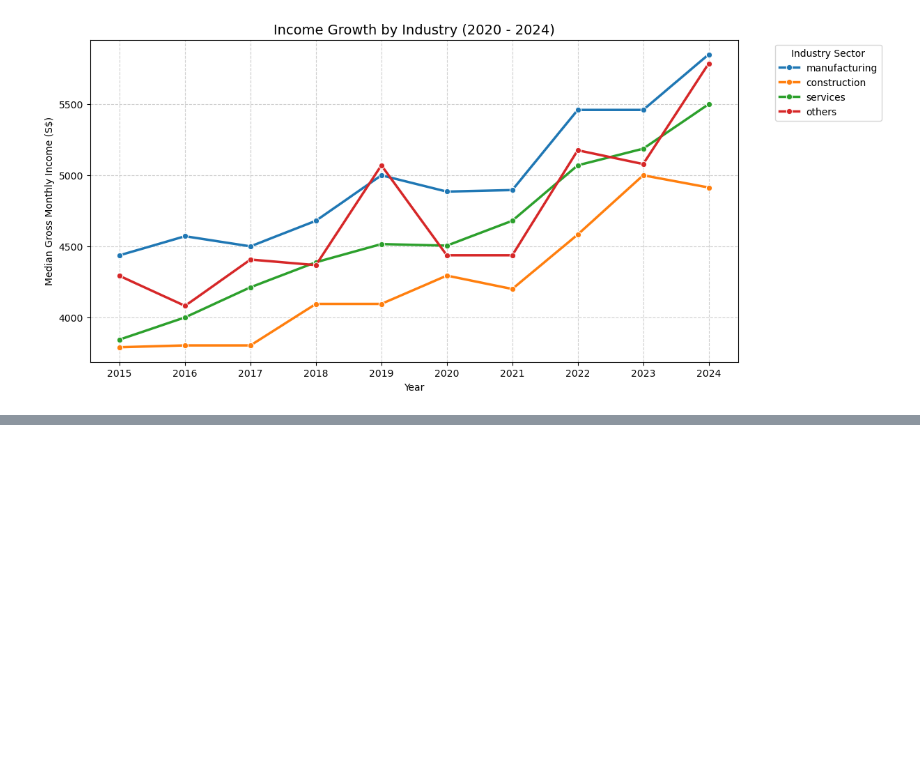
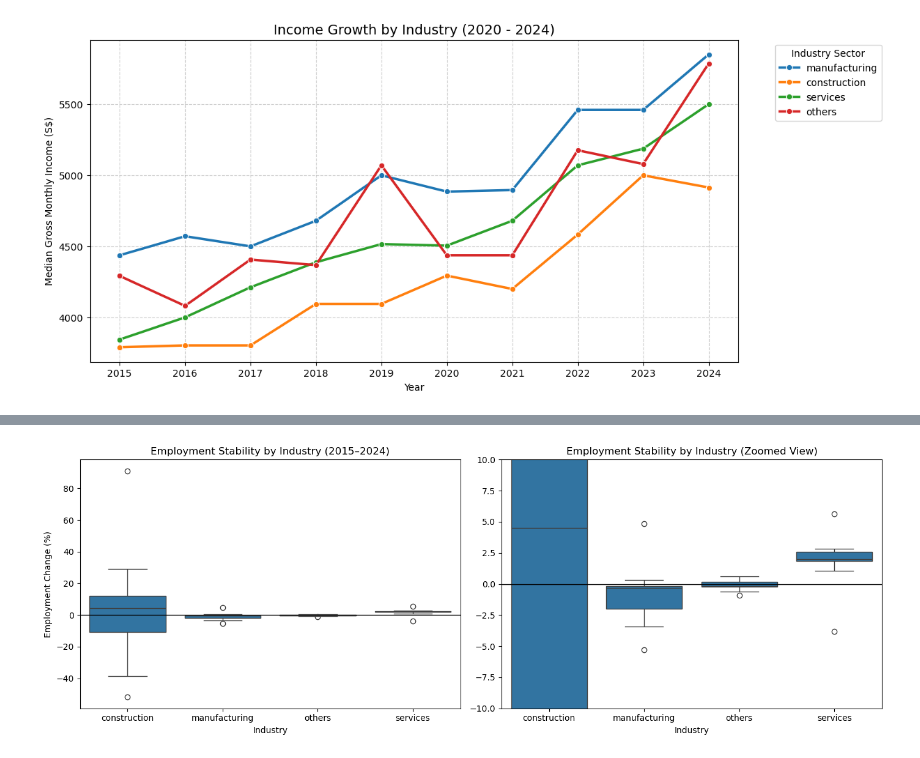
Before and after one commit to noodlebatteries124/pdas_ca2, a Jupyter notebook: p2518846-DAAAFT1B08-Kayden.ipynb, the cells around one changed output, grey strips where cells are left out. Drawn from its saved outputs; the diff is of its cells as text; code cells hidden in the pictures; blank space fills up the shorter version.

```diff
--- a/p2518846-DAAAFT1B08-Kayden.ipynb
+++ b/p2518846-DAAAFT1B08-Kayden.ipynb
@@ -272,0 +433,34 @@ plt.show()
+# %%
+fig, axes = plt.subplots(1, 2, figsize=(14, 5), sharey=False)
+
+# --- LEFT: Full range (overall volatility) ---
+sns.boxplot(
+    data=year_industry_change,
+    x="industry",
+    y="employment_change",
+    ax=axes[0]
+)
+
+axes[0].axhline(0, color="black", linewidth=1)
+axes[0].set_title("Employment Stability by Industry (2015–2024)")
+axes[0].set_xlabel("Industry")
+axes[0].set_ylabel("Employment Change (%)")
+
+# --- RIGHT: Zoomed-in view ---
+sns.boxplot(
+    data=year_industry_change,
+    x="industry",
+    y="employment_change",
+    ax=axes[1]
+)
+
+axes[1].axhline(0, color="black", linewidth=1)
+axes[1].set_ylim(-10, 10)
+axes[1].set_title("Employment Stability by Industry (Zoomed View)")
+axes[1].set_xlabel("Industry")
+axes[1].set_ylabel("")  # cleaner look
+
+plt.tight_layout()
+plt.show()
+# %% [output]
+[figure, added]
```
Also changed, not shown: parts of 8 cells of this notebook, 1 other file.
